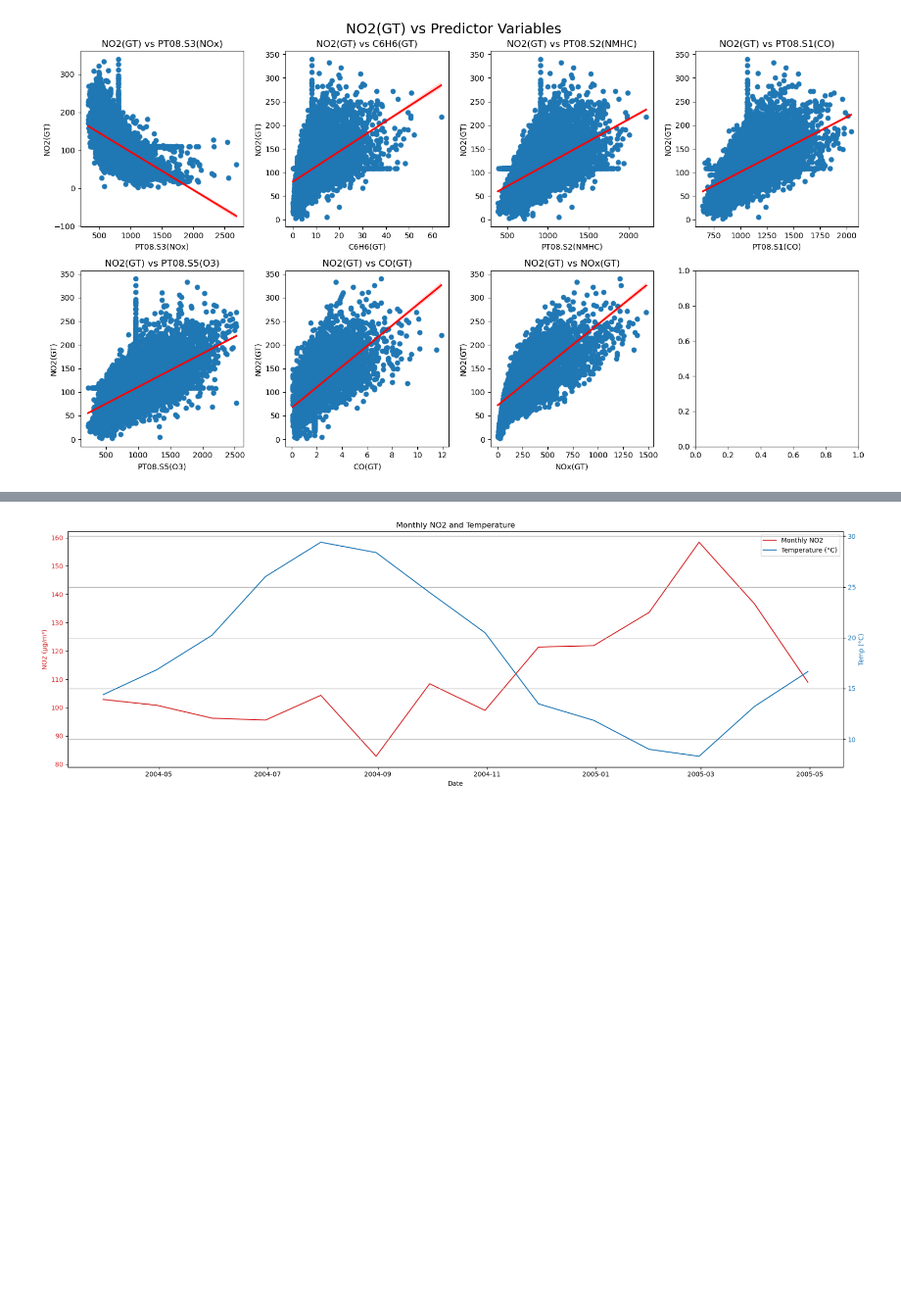
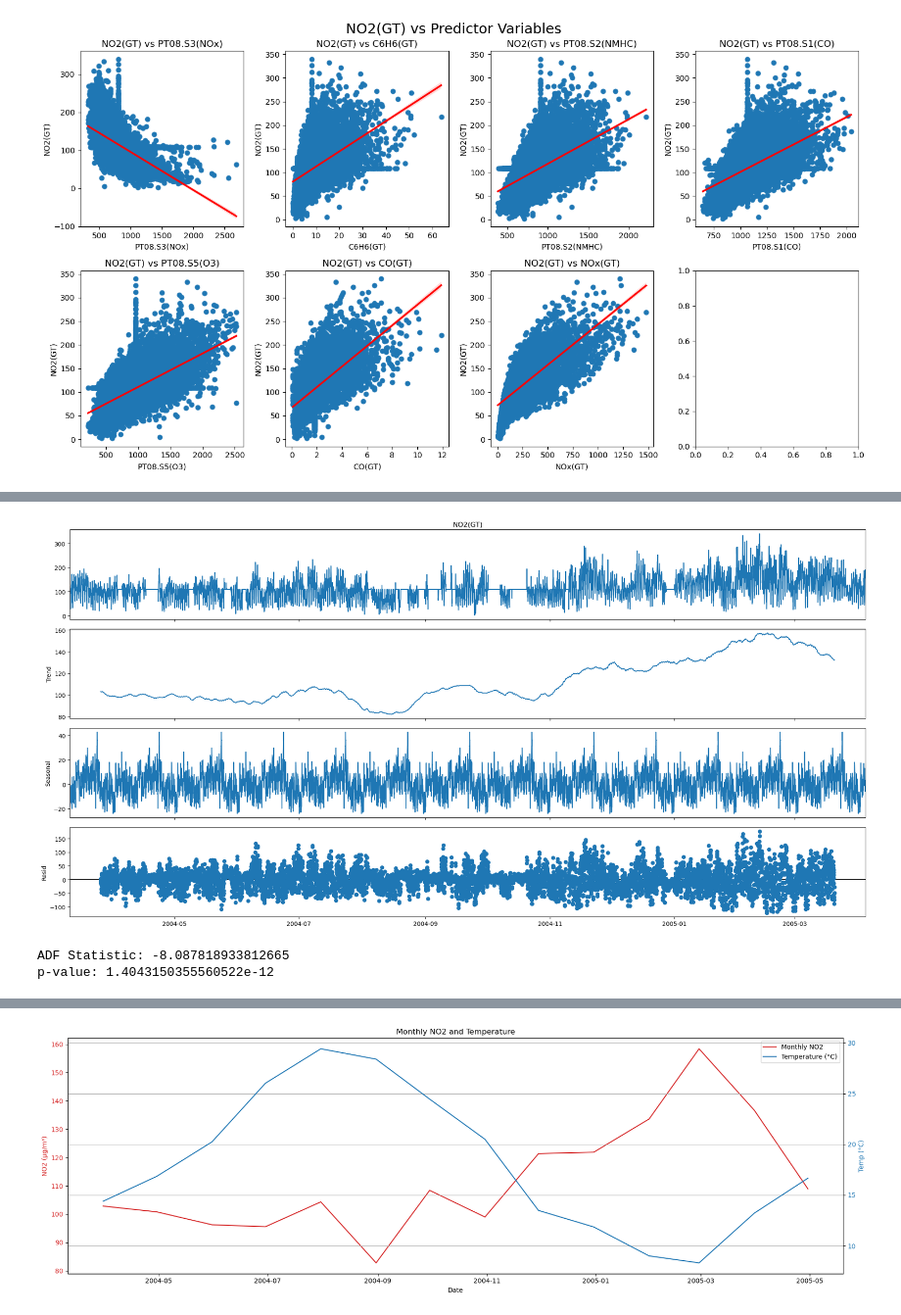
Before and after one commit to JacobL04/air-quality-prediction, a Jupyter notebook: notebooks/air_quality_analysis.ipynb, the cells around one changed output, grey strips where cells are left out. Shown at 98% size. Saved outputs shown, nothing was run; the diff lists cells and outputs as text; code cells hidden in the pictures; blank space fills up the shorter version.

Commit message:
EDA, featured engineering and model evaluation

```diff
--- a/notebooks/air_quality_analysis.ipynb
+++ b/notebooks/air_quality_analysis.ipynb
@@ -376,0 +342,23 @@ plt.show()
+# %%
+# Decomposing time serie to uncover trends, seasonality and residuals
+from statsmodels.tsa.seasonal import seasonal_decompose
+result = seasonal_decompose(D["NO2(GT)"], model='additive', period=730)
+fig = result.plot()
+fig.set_size_inches(20, 10)
+plt.tight_layout()
+plt.show()
+# %% [output]
+[figure, added]
+# %%
+# Checking if NO2 is stationary
+from statsmodels.tsa.stattools import adfuller
+
+result = adfuller(D["NO2(GT)"].dropna())  # Drop NaNs if any
+print('ADF Statistic:', result[0])
+print('p-value:', result[1])
+
+# If p-value < 0.05: The series is likely stationary.
+# If p-value ≥ 0.05: The series is not stationary.
+# %% [output]
+ADF Statistic: -8.087818933812665
+p-value: 1.4043150355560522e-12
```
Also changed, not shown: parts of 41 cells of this notebook.
